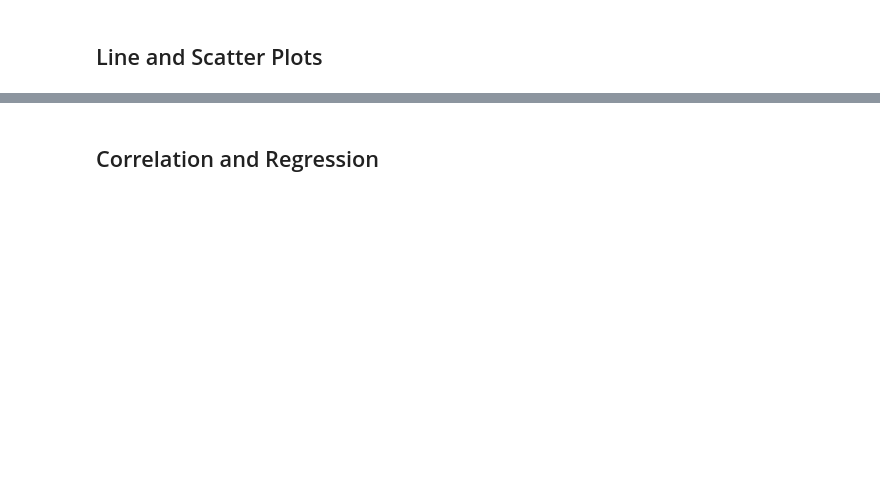
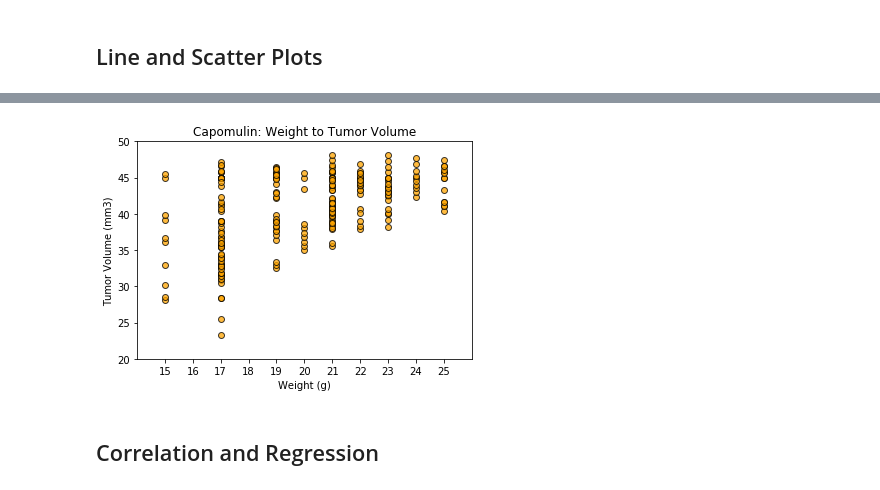
Before and after one commit to quickbarn/Matplotlib-challenge, a Jupyter notebook: Pymaceuticals/pymaceuticals_starter.ipynb, the cells around one changed output, grey strips where cells are left out. Saved outputs shown, nothing was run; the diff lists cells and outputs as text; code cells hidden in the pictures; blank space fills up the shorter version.

```diff
--- a/Pymaceuticals/pymaceuticals_starter.ipynb
+++ b/Pymaceuticals/pymaceuticals_starter.ipynb
@@ -252,3 +347,18 @@ plt.show()
+# %%
+# Generate a scatter plot of mouse weight versus average tumor volume for the Capomulin regimen
+
+x_scatter = capomulin_mice["Weight (g)"]
+y_scatter = capomulin_mice["Tumor Volume (mm3)"]
+plt.scatter(x_scatter, y_scatter, marker="o", facecolors="orange", edgecolors="black", alpha=0.75)
+plt.title("Capomulin: Weight to Tumor Volume")
+plt.xlabel("Weight (g)")
+plt.ylabel("Tumor Volume (mm3)")
+plt.xticks(np.arange(min(x_scatter), max(x_scatter)+1, 1))
+plt.xlim(14,26)
+plt.ylim(20, 50)
+plt.show()
+# %% [output]
+[figure, added]
 # %% [markdown]
 ## Correlation and Regression
 # %%
```
Also changed, not shown: parts of 8 cells of this notebook.
